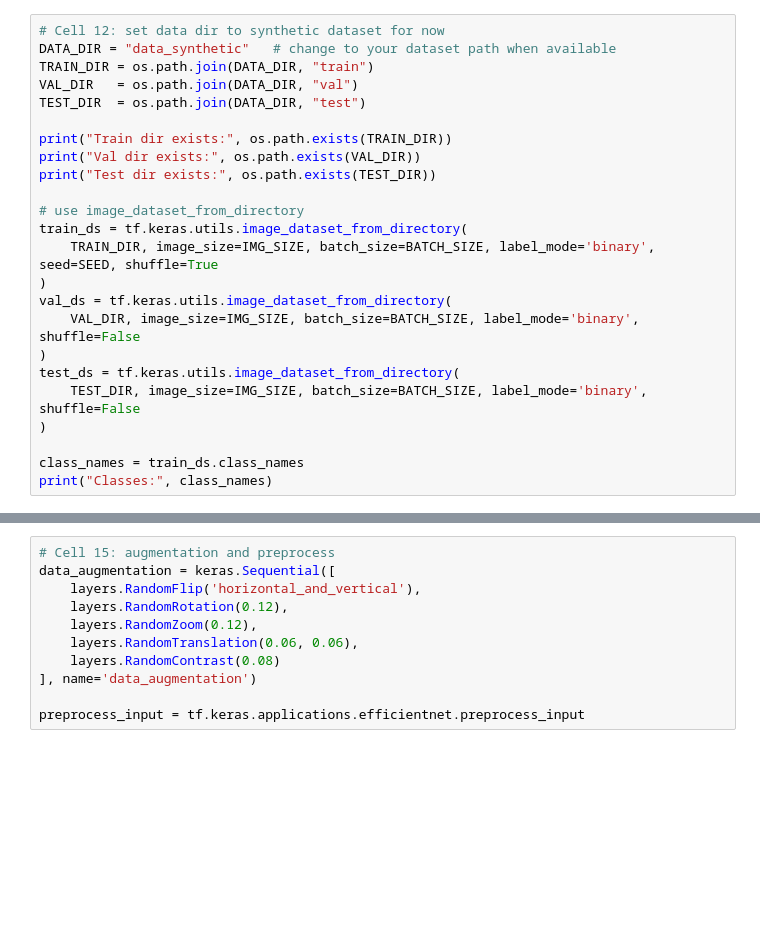
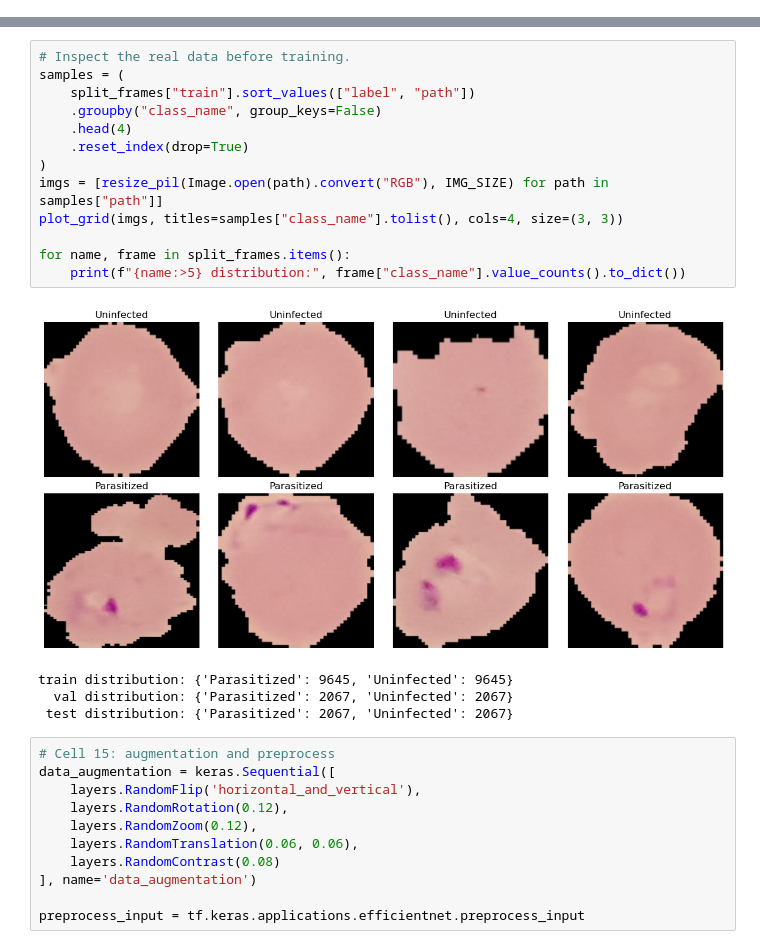
Before and after one commit to swastikkaa/Automated-malaria-detection, a Jupyter notebook: Malaria_Cell_Classification.ipynb, the cells around one changed output, grey strips where cells are left out. Cells and saved outputs as stored; diff of their text form; blank space fills up the shorter version.

```diff
--- a/Malaria_Cell_Classification.ipynb
+++ b/Malaria_Cell_Classification.ipynb
@@ -166,24 +121,0 @@ Synthetic dataset created at: data_synthetic
-# %%
-# Cell 12: set data dir to synthetic dataset for now
-DATA_DIR = "data_synthetic"   # change to your dataset path when available
-TRAIN_DIR = os.path.join(DATA_DIR, "train")
-VAL_DIR   = os.path.join(DATA_DIR, "val")
-TEST_DIR  = os.path.join(DATA_DIR, "test")
-
-print("Train dir exists:", os.path.exists(TRAIN_DIR))
-print("Val dir exists:", os.path.exists(VAL_DIR))
-print("Test dir exists:", os.path.exists(TEST_DIR))
-
-# use image_dataset_from_directory
-train_ds = tf.keras.utils.image_dataset_from_directory(
-    TRAIN_DIR, image_size=IMG_SIZE, batch_size=BATCH_SIZE, label_mode='binary', seed=SEED, shuffle=True
-)
-val_ds = tf.keras.utils.image_dataset_from_directory(
-    VAL_DIR, image_size=IMG_SIZE, batch_size=BATCH_SIZE, label_mode='binary', shuffle=False
-)
-test_ds = tf.keras.utils.image_dataset_from_directory(
-    TEST_DIR, image_size=IMG_SIZE, batch_size=BATCH_SIZE, label_mode='binary', shuffle=False
-)
-
-class_names = train_ds.class_names
-print("Classes:", class_names)
@@ -217,3 +281,21 @@ Train distribution: Counter({1: 209, 0: 205})
+# %%
+# Inspect the real data before training.
+samples = (
+    split_frames["train"].sort_values(["label", "path"])
+    .groupby("class_name", group_keys=False)
+    .head(4)
+    .reset_index(drop=True)
+)
+imgs = [resize_pil(Image.open(path).convert("RGB"), IMG_SIZE) for path in samples["path"]]
+plot_grid(imgs, titles=samples["class_name"].tolist(), cols=4, size=(3, 3))
+
+for name, frame in split_frames.items():
+    print(f"{name:>5} distribution:", frame["class_name"].value_counts().to_dict())
+# %% [output]
+[figure, added]
+train distribution: {'Parasitized': 9645, 'Uninfected': 9645}
+  val distribution: {'Parasitized': 2067, 'Uninfected': 2067}
+ test distribution: {'Parasitized': 2067, 'Uninfected': 2067}
 # %%
 # Cell 15: augmentation and preprocess
 data_augmentation = keras.Sequential([
```
Also changed, not shown: parts of 19 cells of this notebook.
